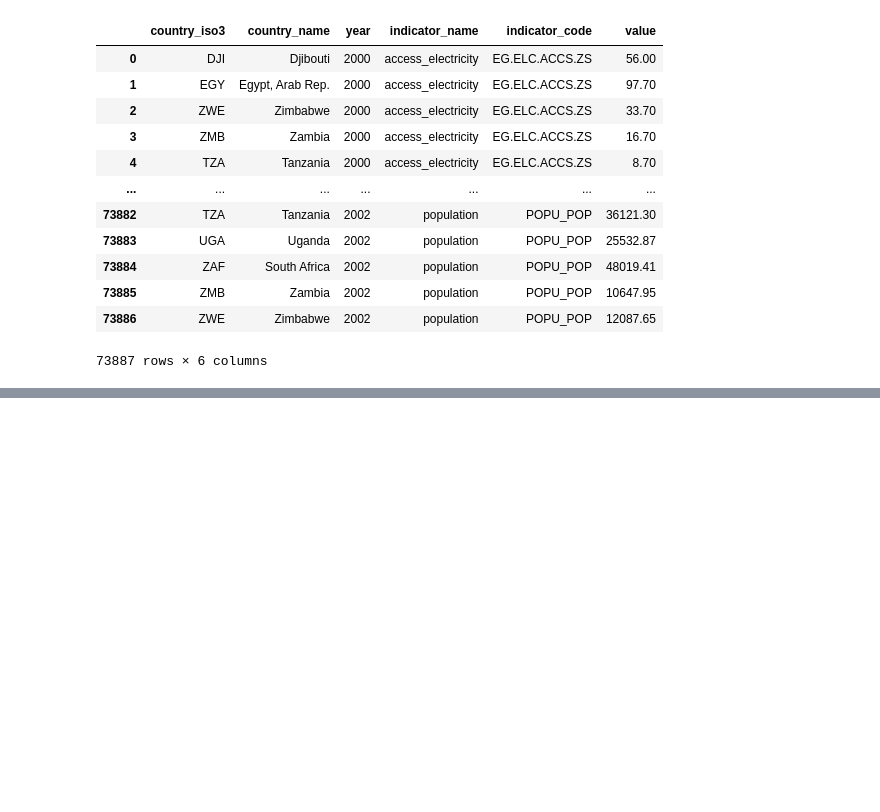
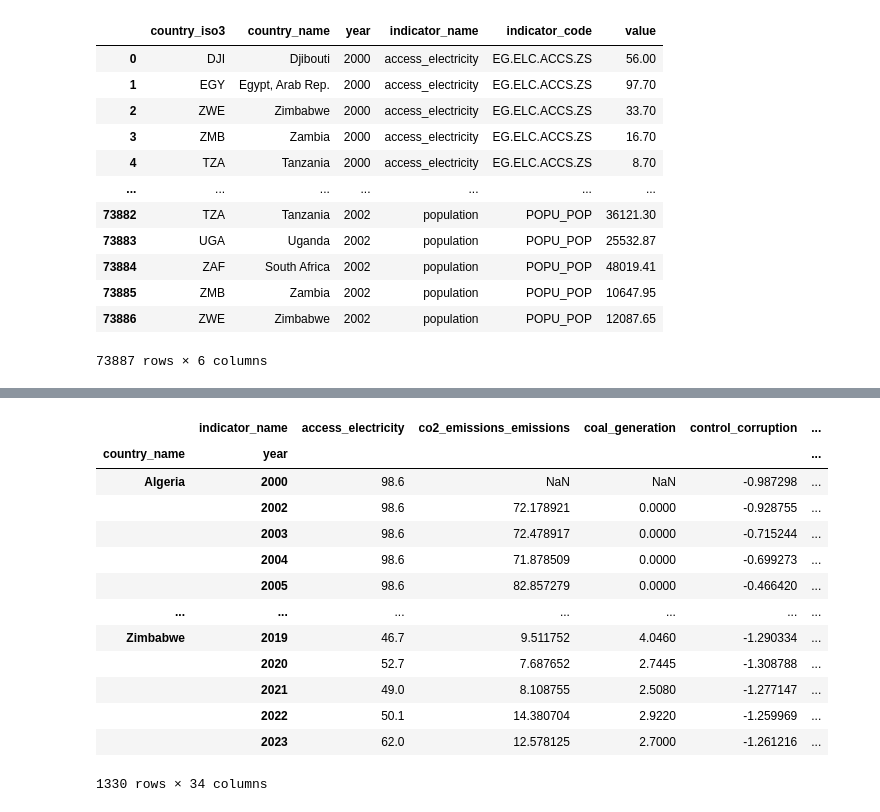
Before and after one commit to DSW2025-ORG/Team-4, a Jupyter notebook: 03_cleaning_aggregation_student3.ipynb, the cells around one changed output, grey strips where cells are left out. Saved outputs shown, nothing was run; the diff lists cells and outputs as text; code cells hidden in the pictures; blank space fills up the shorter version.

Commit message:
Update pivotare finala

```diff
--- a/03_cleaning_aggregation_student3.ipynb
+++ b/03_cleaning_aggregation_student3.ipynb
@@ -1239,0 +1222,11 @@ team4_all_data_long
+# %%
+team4_all_data_long = pd.read_csv("all_data_long.csv")
+# %%
+import pandas as pd
+team4_all_data_long_pivotat = team4_all_data_long.pivot_table(
+    index=['country_name', 'year'],
+    columns='indicator_name',
+    values='value'
+)
+
+print(team4_all_data_long_pivotat.head(2))
@@ -1239,0 +1251,17 @@ team4_all_data_long
+# %%
+team4_all_data_long_pivotat
+# %% [output]
+|  | indicator_name | access_electricity | co2_emissions_emissions | coal_generation | control_corruption | ... |
+| country_name | year |  |  |  |  | ... |
+| Algeria | 2000 | 98.6 | NaN | NaN | -0.987298 | ... |
+|  | 2002 | 98.6 | 72.178921 | 0.0000 | -0.928755 | ... |
+|  | 2003 | 98.6 | 72.478917 | 0.0000 | -0.715244 | ... |
+|  | 2004 | 98.6 | 71.878509 | 0.0000 | -0.699273 | ... |
+|  | 2005 | 98.6 | 82.857279 | 0.0000 | -0.466420 | ... |
+| ... | ... | ... | ... | ... | ... | ... |
+| Zimbabwe | 2019 | 46.7 | 9.511752 | 4.0460 | -1.290334 | ... |
+|  | 2020 | 52.7 | 7.687652 | 2.7445 | -1.308788 | ... |
+|  | 2021 | 49.0 | 8.108755 | 2.5080 | -1.277147 | ... |
+|  | 2022 | 50.1 | 14.380704 | 2.9220 | -1.259969 | ... |
+|  | 2023 | 62.0 | 12.578125 | 2.7000 | -1.261216 | ... |
+1330 rows × 34 columns
```
Also changed, not shown: parts of 7 cells of this notebook.
